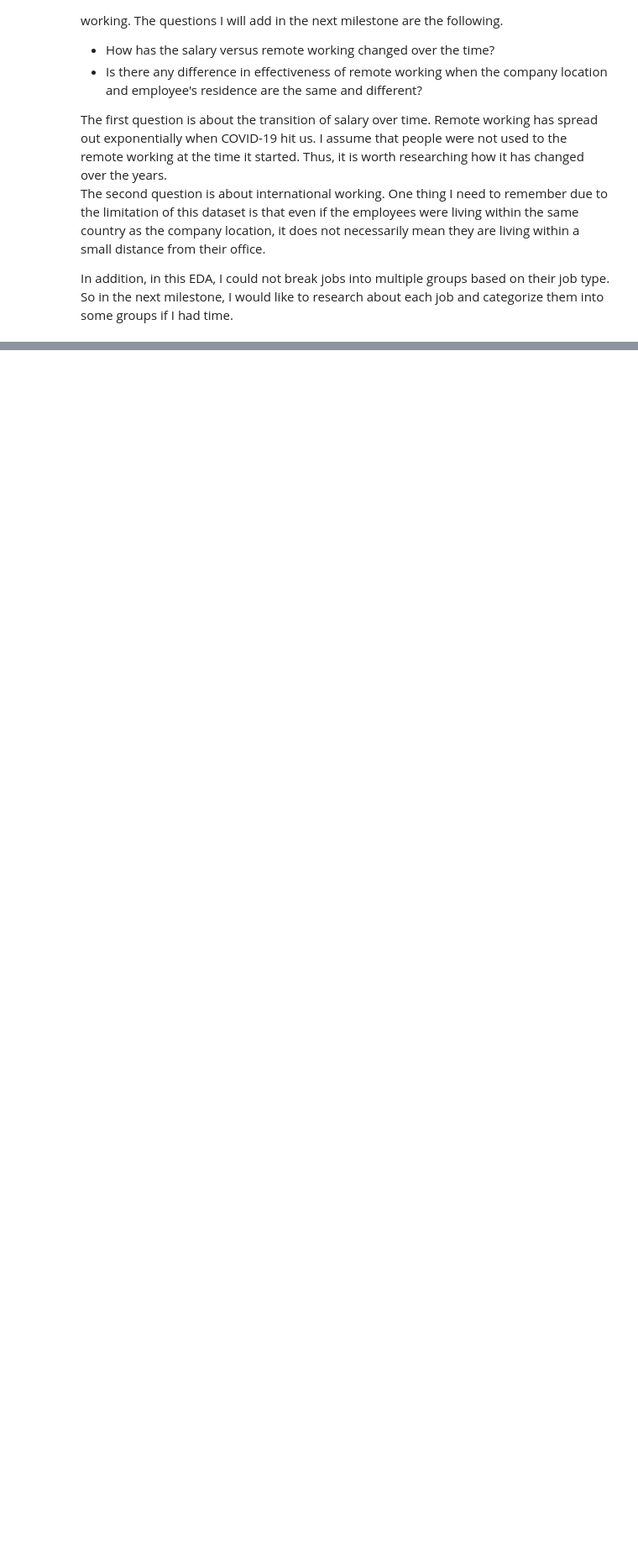
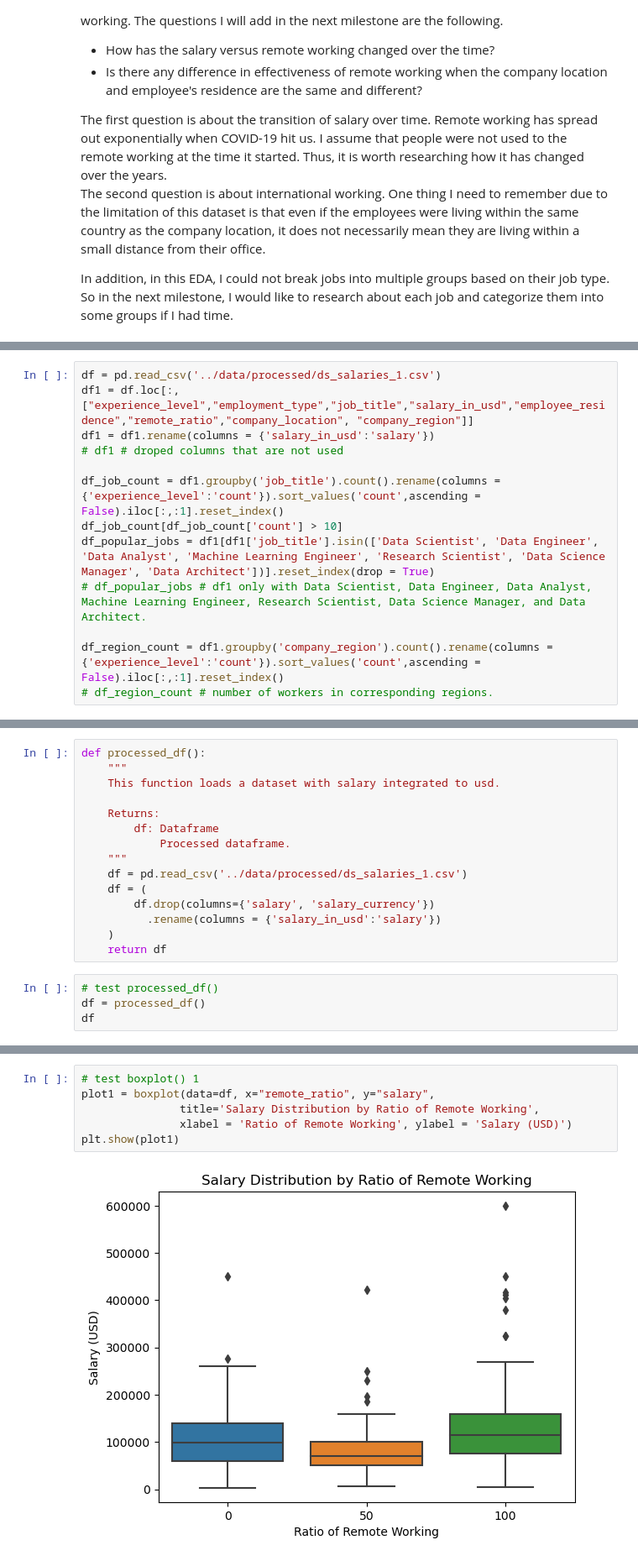
Before and after one commit to ubco-W2022T2-data301/project-group-group07, a Jupyter notebook: analysis/analysis3.ipynb, the cells around one changed output, grey strips where cells are left out. Shown at 84% size. Saved outputs shown, nothing was run; the diff lists cells and outputs as text; blank space fills up the shorter version.

```diff
--- a/analysis/analysis3.ipynb
+++ b/analysis/analysis3.ipynb
@@ -179,0 +187,13 @@ In addition, in this EDA, I could not break jobs into multiple groups based on t
+# %%
+df = pd.read_csv('../data/processed/ds_salaries_1.csv')
+df1 = df.loc[:,["experience_level","employment_type","job_title","salary_in_usd","employee_residence","remote_ratio","company_location", "company_region"]]
+df1 = df1.rename(columns = {'salary_in_usd':'salary'})
+# df1 # droped columns that are not used
+
+df_job_count = df1.groupby('job_title').count().rename(columns = {'experience_level':'count'}).sort_values('count',ascending = False).iloc[:,:1].reset_index()
+df_job_count[df_job_count['count'] > 10]
+df_popular_jobs = df1[df1['job_title'].isin(['Data Scientist', 'Data Engineer', 'Data Analyst', 'Machine Learning Engineer', 'Research Scientist', 'Data Science Manager', 'Data Architect'])].reset_index(drop = True)
+# df_popular_jobs # df1 only with Data Scientist, Data Engineer, Data Analyst, Machine Learning Engineer, Research Scientist, Data Science Manager, and Data Architect.
+
+df_region_count = df1.groupby('company_region').count().rename(columns = {'experience_level':'count'}).sort_values('count',ascending = False).iloc[:,:1].reset_index()
+# df_region_count # number of workers in corresponding regions.
@@ -179,0 +202,19 @@ In addition, in this EDA, I could not break jobs into multiple groups based on t
+# %%
+def processed_df():
+    """
+    This function loads a dataset with salary integrated to usd.
+
+    Returns:
+        df: Dataframe
+            Processed dataframe.
+    """
+    df = pd.read_csv('../data/processed/ds_salaries_1.csv')
+    df = (
+        df.drop(columns={'salary', 'salary_currency'})
+          .rename(columns = {'salary_in_usd':'salary'})
+    )
+    return df
+# %%
+# test processed_df()
+df = processed_df()
+df
@@ -179,0 +275,8 @@ In addition, in this EDA, I could not break jobs into multiple groups based on t
+# %%
+# test boxplot() 1
+plot1 = boxplot(data=df, x="remote_ratio", y="salary",
+               title='Salary Distribution by Ratio of Remote Working',
+               xlabel = 'Ratio of Remote Working', ylabel = 'Salary (USD)')
+plt.show(plot1)
+# %% [output]
+[figure, added]
```
Also changed, not shown: parts of 19 cells of this notebook, 1 other file.
